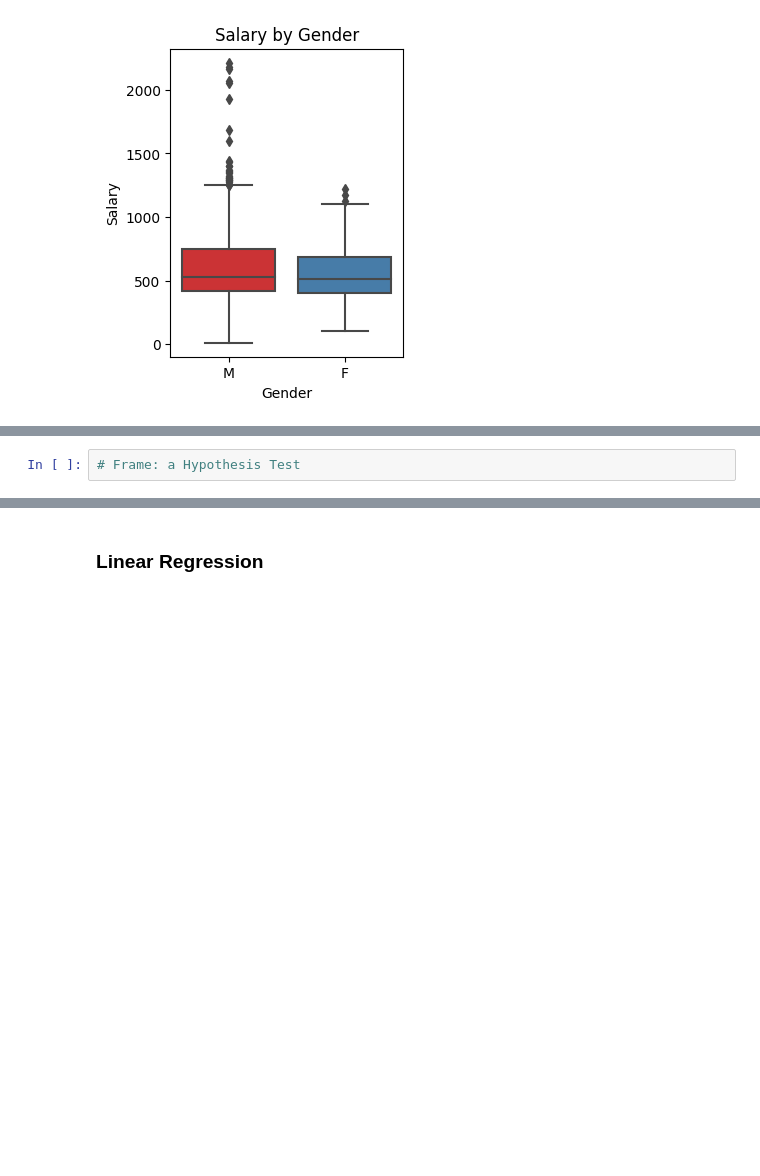
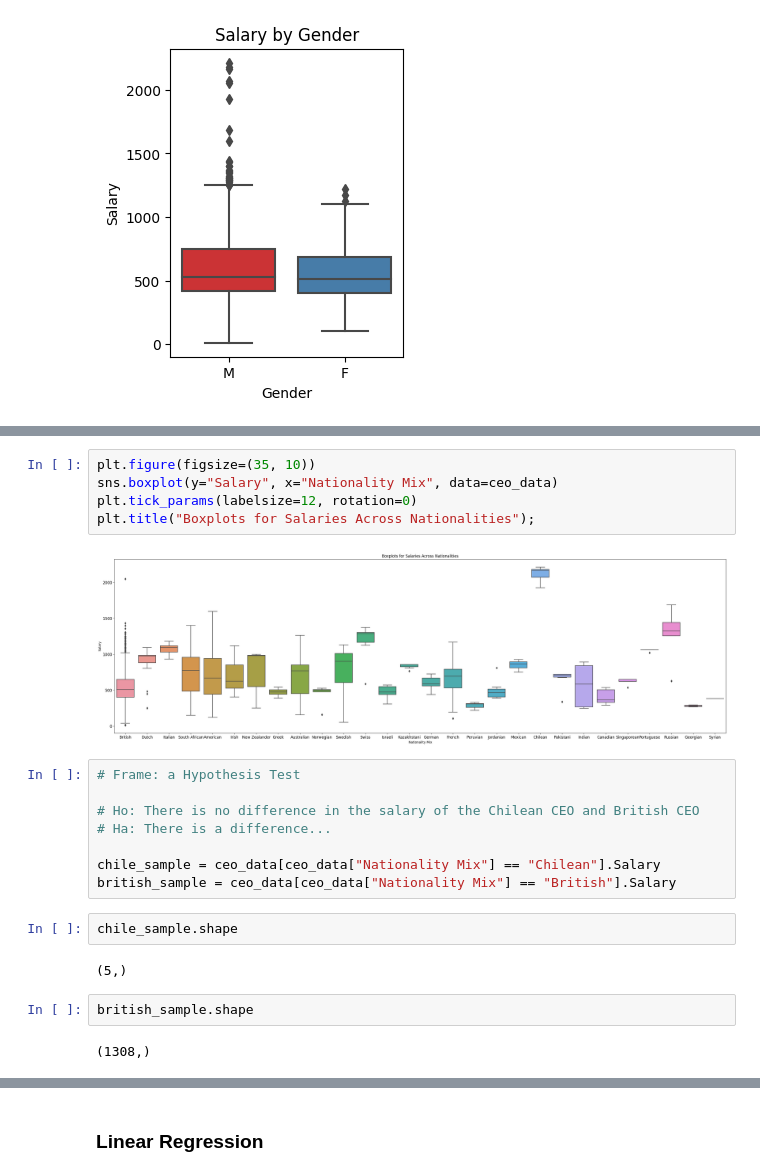
Before and after one commit to shaq31415926/hr-analytics, a Jupyter notebook: notebooks/07-sh-exploring-ceo-data-part-4.ipynb, the cells around one changed output, grey strips where cells are left out. Drawn from its saved outputs; the diff is of its cells as text; blank space fills up the shorter version.

```diff
--- a/notebooks/07-sh-exploring-ceo-data-part-4.ipynb
+++ b/notebooks/07-sh-exploring-ceo-data-part-4.ipynb
@@ -106,2 +118,23 @@ P-Value:  0.27623380360779776
+# %%
+plt.figure(figsize=(35, 10))
+sns.boxplot(y="Salary", x="Nationality Mix", data=ceo_data)
+plt.tick_params(labelsize=12, rotation=0)
+plt.title("Boxplots for Salaries Across Nationalities");
+# %% [output]
+[figure, added]
 # %%
 # Frame: a Hypothesis Test
+
+# Ho: There is no difference in the salary of the Chilean CEO and British CEO
+# Ha: There is a difference...
+
+chile_sample = ceo_data[ceo_data["Nationality Mix"] == "Chilean"].Salary
+british_sample = ceo_data[ceo_data["Nationality Mix"] == "British"].Salary
+# %%
+chile_sample.shape
+# %% [output]
+(5,)
+# %%
+british_sample.shape
+# %% [output]
+(1308,)
```
Also changed, not shown: parts of 6 cells of this notebook.
